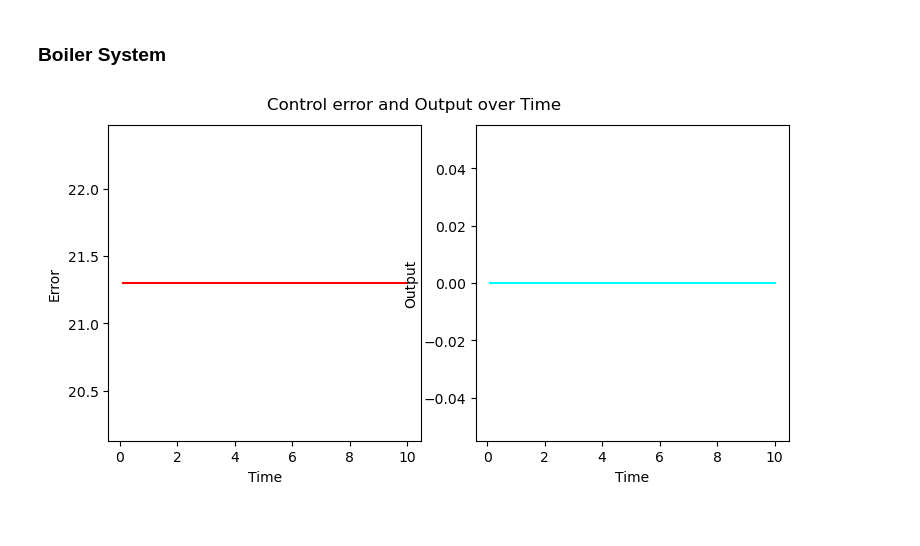
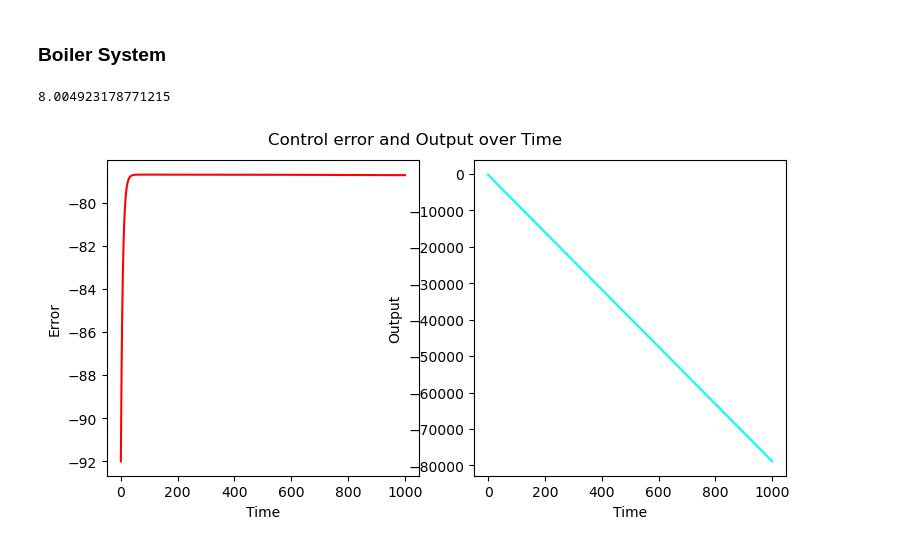
Before and after one commit to OllieKampo/aloy, a Jupyter notebook: control/examples.ipynb, the cells around one changed output. Drawn from its saved outputs; the diff is of its cells as text; code cells hidden in the pictures.

Commit message:
Testing boiler system.

```diff
--- a/control/examples.ipynb
+++ b/control/examples.ipynb
@@ -136,28 +136,30 @@ plot_error(time_points, error_values, output_values)
 # %%
 import numpy as np
 from control.pid import PIDController
 from control.systems import BoilerSystem
 from control.controlutils import plot_error
 
 boiler_system = BoilerSystem()
-controller = PIDController(0.5, 0.1, 0.1)
+boiler_system.random_reset()
+print(boiler_system.initial_fluid_temperature)
+controller = PIDController(1.5, 1.0, 0.1)
 
-ticks: int = 100
+ticks: int = 10000
 delta_time: float = 0.1
 
 time_points = np.full(ticks, delta_time).cumsum()
 error_values = np.empty(ticks)
 output_values = np.empty(ticks)
 
 for tick in range(ticks):
     input = boiler_system.get_control_input()
     setpoint = boiler_system.get_setpoint()
-    # output = controller.control_output(input, setpoint, delta_time, abs_tol=None)
-    output = 0.0
+    output = controller.control_output(input, setpoint, delta_time, abs_tol=None)
     boiler_system.set_control_output(output, delta_time)
-    error_values[tick] = input
+    error_values[tick] = controller.latest_error
     output_values[tick] = output
 
 plot_error(time_points, error_values, output_values)
 # %% [output]
+8.004923178771215
-[figure, old version]
+[figure, new version]
```
